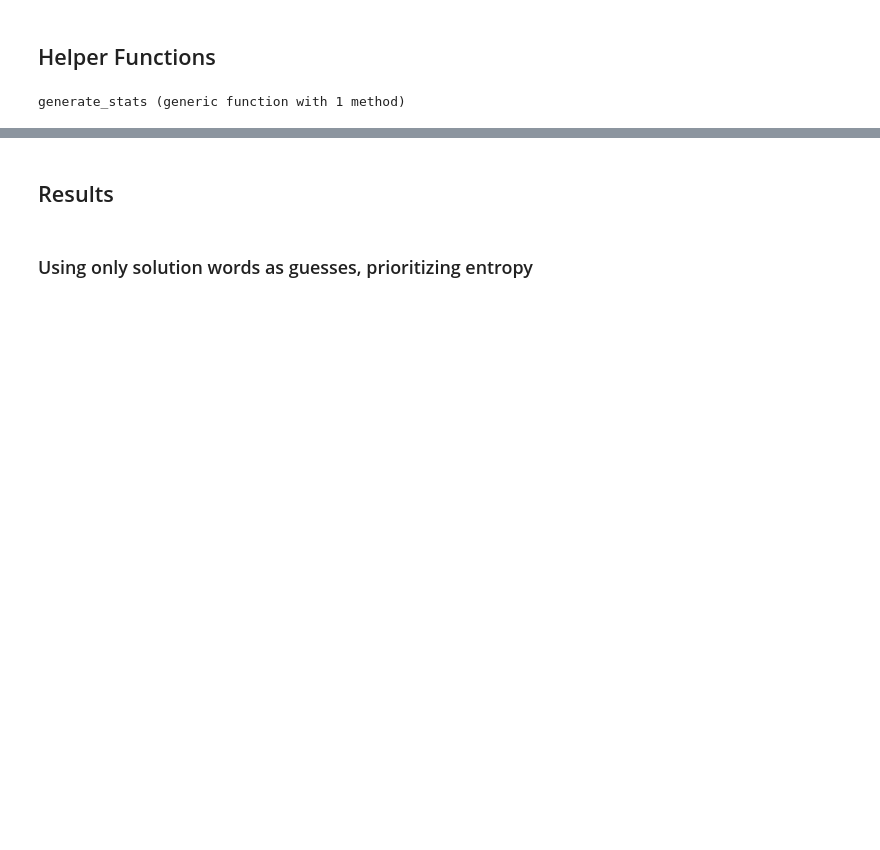
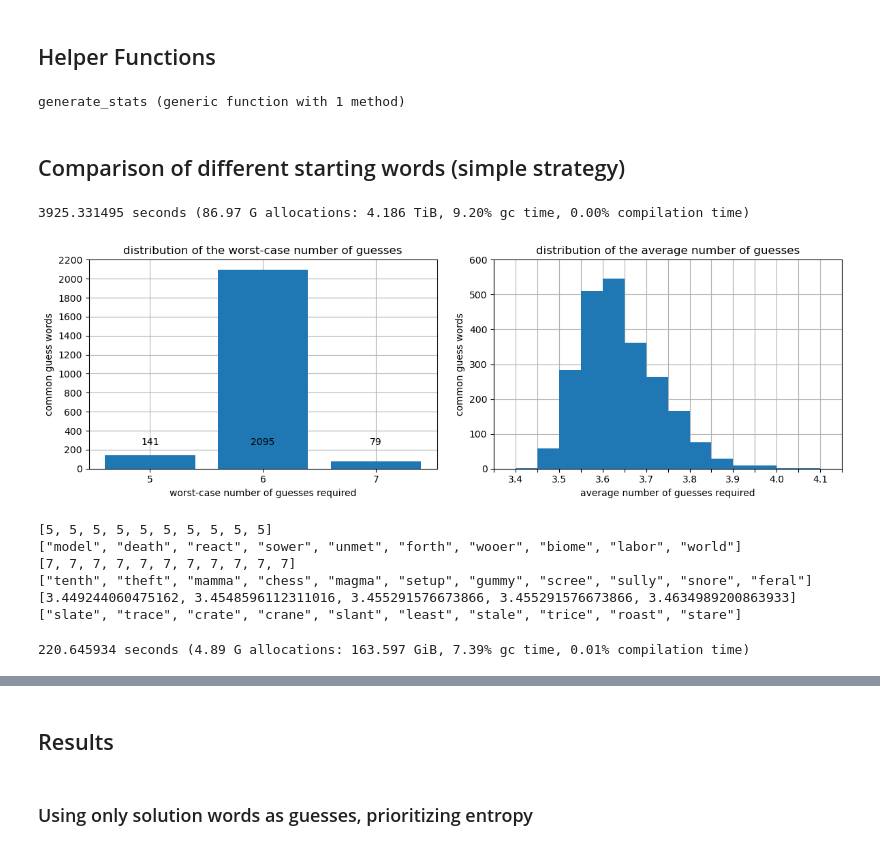
Before and after one commit to LaurentLessard/wordlesolver, a Jupyter notebook: performance.ipynb, the cells around one changed output, grey strips where cells are left out. Drawn from its saved outputs; the diff is of its cells as text; code cells hidden in the pictures; blank space fills up the shorter version.

```diff
--- a/performance.ipynb
+++ b/performance.ipynb
@@ -67,3 +79,67 @@ function generate_stats(;
 end
 # %% [output]
 generate_stats (generic function with 1 method)
+# %% [markdown]
+## Comparison of different starting words (simple strategy)
+# %%
+@time begin
+solnstats = [ word_stats( i, heuristic=PRIORITIZE_SPLITS, hard_mode=false, guess_all_words=false ) for i in SOLUTION_WORD_IDXS ]
+end;
+# %% [output]
+3925.331495 seconds (86.97 G allocations: 4.186 TiB, 9.20% gc time, 0.00% compilation time)
+# %%
+figure(figsize=(12,4))
+subplot(1,2,1)
+mxs = [solnstats[i][3] for i in SOLUTION_WORD_IDXS]
+maxes = countmap(mxs)
+k = collect(keys(maxes))
+v = collect(values(maxes))
+bar( k,v, zorder=2  )
+xticks(k)
+yticks(0:200:2200)
+xlabel("worst-case number of guesses required")
+ylabel("common guess words")
+title("distribution of the worst-case number of guesses")
+grid(zorder=1)
+for i in 1:length(k)
+    text(k[i],250, v[i], horizontalalignment = "center")
+end
+
+ix = sortperm(mxs)
+mm = 10
+println(mxs[ix[1:mm]])
+println(SOLUTION_WORDS[ix[1:mm]])
+println(mxs[ix[end-mm:end]])
+println(SOLUTION_WORDS[ix[end-mm:end]])
+
+subplot(1,2,2)
+avgs = [solnstats[i][2] for i in SOLUTION_WORD_IDXS]
+hist( avgs, bins=3.35:0.05:4.15, zorder=2 );
+grid(zorder=1)
+xlabel("average number of guesses required")
+ylabel("common guess words")
+title("distribution of the average number of guesses")
+xticks(3.35:0.05:4.15, ["",3.4,"",3.5,"",3.6,"",3.7,"",3.8,"",3.9,"",4.0,"",4.1,""])
+xlim([3.35,4.15])
+ylim([0,600])
+
+ix = sortperm(avgs)
+println(avgs[ix[1:5]])
+println(SOLUTION_WORDS[ix[1:10]])
+
+tight_layout(w_pad=2)
+savefig("figures/common_word_strat_comparison.png", dpi=400);
+# %% [output]
+[figure, added]
+[5, 5, 5, 5, 5, 5, 5, 5, 5, 5]
+["model", "death", "react", "sower", "unmet", "forth", "wooer", "biome", "labor", "world"]
+[7, 7, 7, 7, 7, 7, 7, 7, 7, 7, 7]
+["tenth", "theft", "mamma", "chess", "magma", "setup", "gummy", "scree", "sully", "snore", "feral"]
+[3.449244060475162, 3.4548596112311016, 3.455291576673866, 3.455291576673866, 3.4634989200863933]
+["slate", "trace", "crate", "crane", "slant", "least", "stale", "trice", "roast", "stare"]
+# %%
+@time begin
+solnstats_hard = [ word_stats( i, heuristic=PRIORITIZE_SPLITS, hard_mode=true, guess_all_words=false ) for i in SOLUTION_WORD_IDXS ]
+end;
+# %% [output]
+220.645934 seconds (4.89 G allocations: 163.597 GiB, 7.39% gc time, 0.01% compilation time)
```
Also changed, not shown: parts of 11 cells of this notebook, 12 other files.
